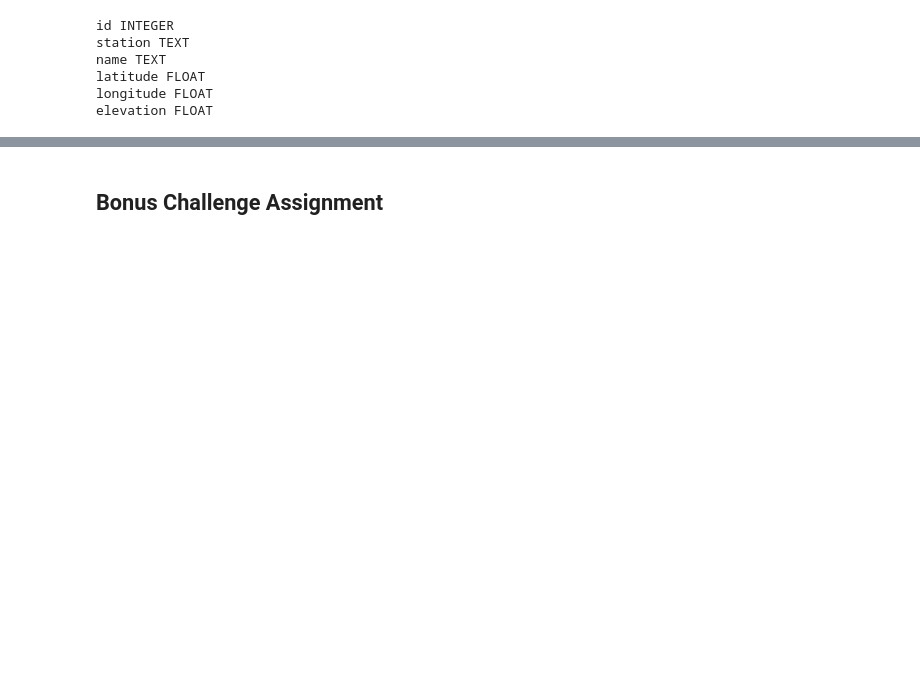
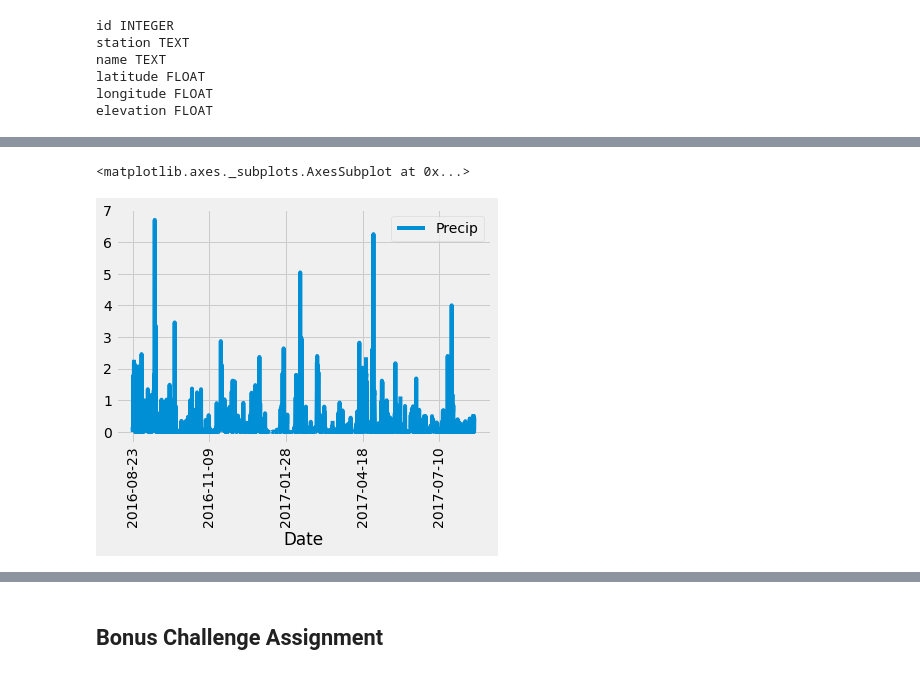
Before and after one commit to rmaher314/HW8_SQLAlchemy_Challenge, a Jupyter notebook: climate_starter.ipynb, the cells around one changed output, grey strips where cells are left out. Saved outputs shown, nothing was run; the diff lists cells and outputs as text; code cells hidden in the pictures; blank space fills up the shorter version.

Commit message:
Got precip, date data frame indexed and outputting data.  Generated a plot of the data and a .describe for the stats.

```diff
--- a/climate_starter.ipynb
+++ b/climate_starter.ipynb
@@ -105,0 +73,16 @@ plt.show()
+# %%
+# TODO: Look at this afer the end of the assignment. Calculate the date 1 year ago from the last data point in the database
+# Done! Perform a query to retrieve the data and precipitation scores
+
+date = dt.datetime(2016, 8, 22)
+yearprecip = session.query(Measurement.date, Measurement.prcp).\
+    filter(Measurement.date > date).\
+    order_by(Measurement.date).all()
+
+#yearprecip
+# %%
+# Save the query results as a Pandas DataFrame and set the index to the date column
+# Sort the dataframe by date
+yearprecip_df = pd.DataFrame(yearprecip, columns=['Date', 'Precip'])
+yearprecip_df= yearprecip_df.set_index('Date')
+yearprecip_df
@@ -106,2 +104,8 @@ plt.show()
+# %%
+# Use Pandas Plotting with Matplotlib to plot the data
+yearprecip_df.plot(rot= 90)
+# %% [output]
+<matplotlib.axes._subplots.AxesSubplot at 0x...>
+[figure, added]
 # %%
 # Use Pandas to calcualte the summary statistics for the precipitation data
```
Also changed, not shown: parts of 6 cells of this notebook.
